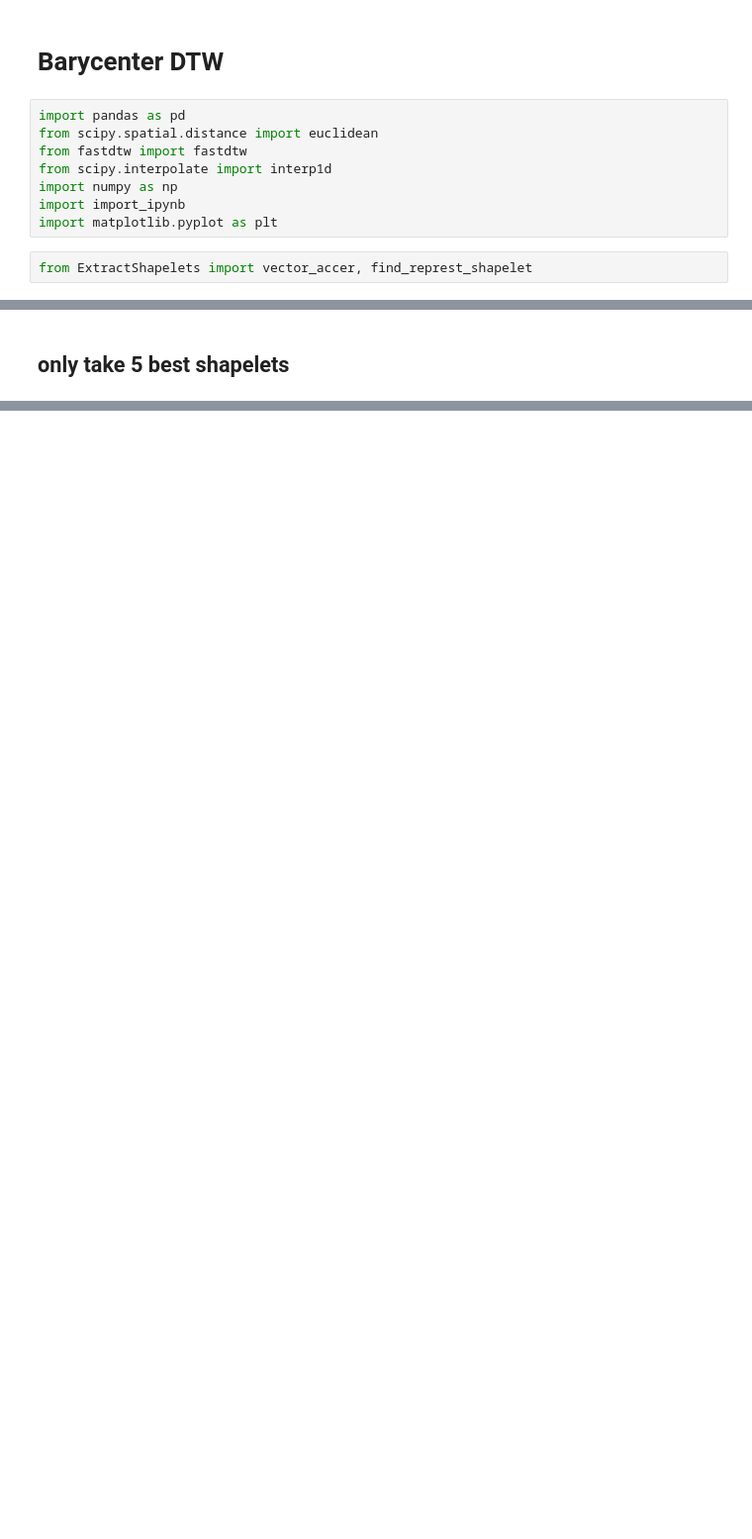
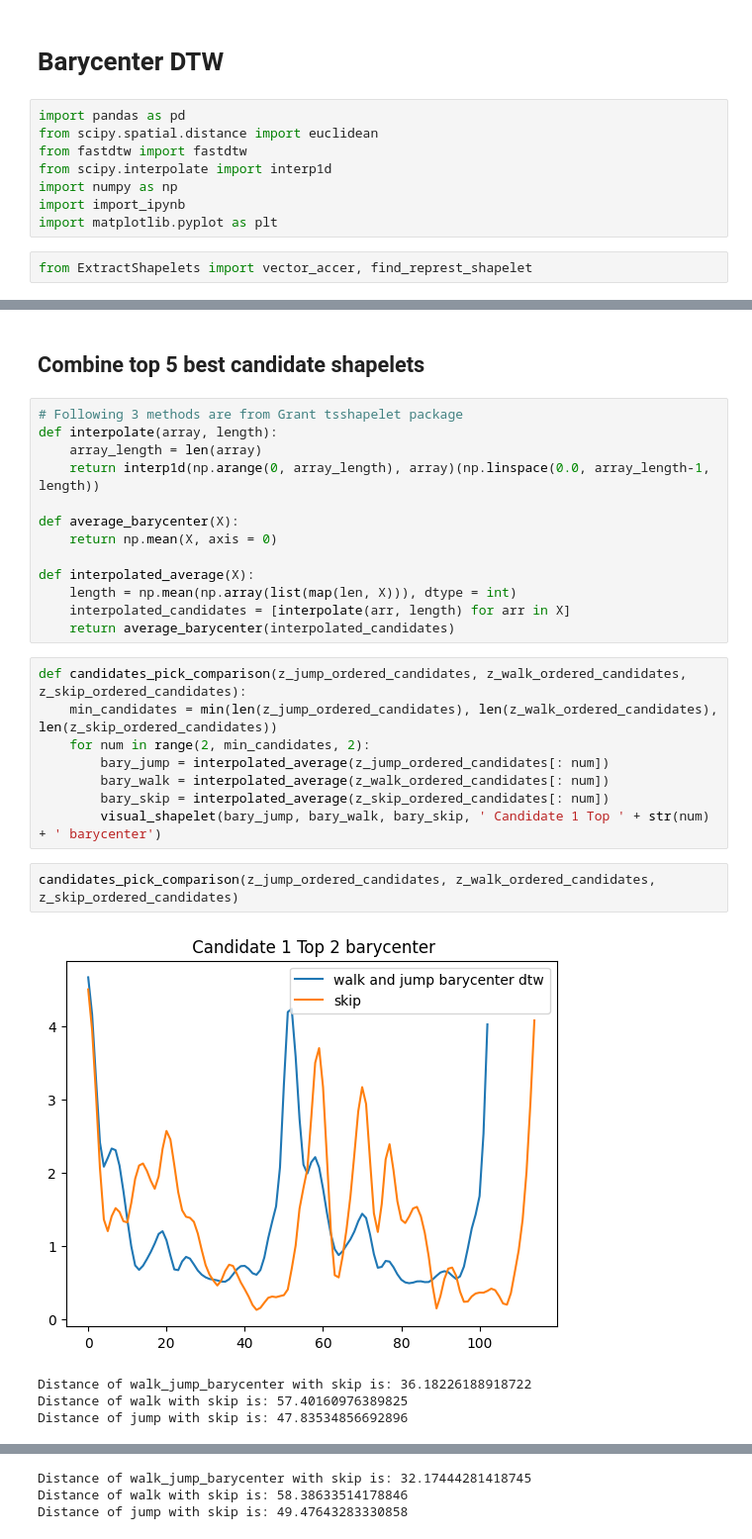
Before and after one commit to QingwenZeng123/Combine-shapelets, a Jupyter notebook: Barycenter_DTW.ipynb, the cells around one changed output, grey strips where cells are left out. Shown at 99% size. Drawn from its saved outputs; the diff is of its cells as text; blank space fills up the shorter version.

```diff
--- a/Barycenter_DTW.ipynb
+++ b/Barycenter_DTW.ipynb
@@ -151,2 +123,30 @@ Distance of jump with skip is: 58.54349221001777
 # %% [markdown]
-## only take 5 best shapelets
+## Combine top 5 best candidate shapelets
+# %%
+# Following 3 methods are from Grant tsshapelet package
+def interpolate(array, length):
+    array_length = len(array)
+    return interp1d(np.arange(0, array_length), array)(np.linspace(0.0, array_length-1, length))
+
+def average_barycenter(X):
+    return np.mean(X, axis = 0)
+
+def interpolated_average(X):
+    length = np.mean(np.array(list(map(len, X))), dtype = int)
+    interpolated_candidates = [interpolate(arr, length) for arr in X]
+    return average_barycenter(interpolated_candidates)
+# %%
+def candidates_pick_comparison(z_jump_ordered_candidates, z_walk_ordered_candidates, z_skip_ordered_candidates):
+    min_candidates = min(len(z_jump_ordered_candidates), len(z_walk_ordered_candidates), len(z_skip_ordered_candidates))
+    for num in range(2, min_candidates, 2):
+        bary_jump = interpolated_average(z_jump_ordered_candidates[: num])
+        bary_walk = interpolated_average(z_walk_ordered_candidates[: num])
+        bary_skip = interpolated_average(z_skip_ordered_candidates[: num])
+        visual_shapelet(bary_jump, bary_walk, bary_skip, ' Candidate 1 Top ' + str(num) + ' barycenter')
+# %%
+candidates_pick_comparison(z_jump_ordered_candidates, z_walk_ordered_candidates, z_skip_ordered_candidates)
+# %% [output]
+[figure, added]
+Distance of walk_jump_barycenter with skip is: 36.18226188918722
+Distance of walk with skip is: 57.40160976389825
+Distance of jump with skip is: 47.83534856692896
@@ -152,0 +154,3 @@ Distance of jump with skip is: 58.54349221001777
+Distance of walk_jump_barycenter with skip is: 32.17444281418745
+Distance of walk with skip is: 58.38633514178846
+Distance of jump with skip is: 49.47643283330858
```
Also changed, not shown: parts of 13 cells of this notebook, 5 other files.
